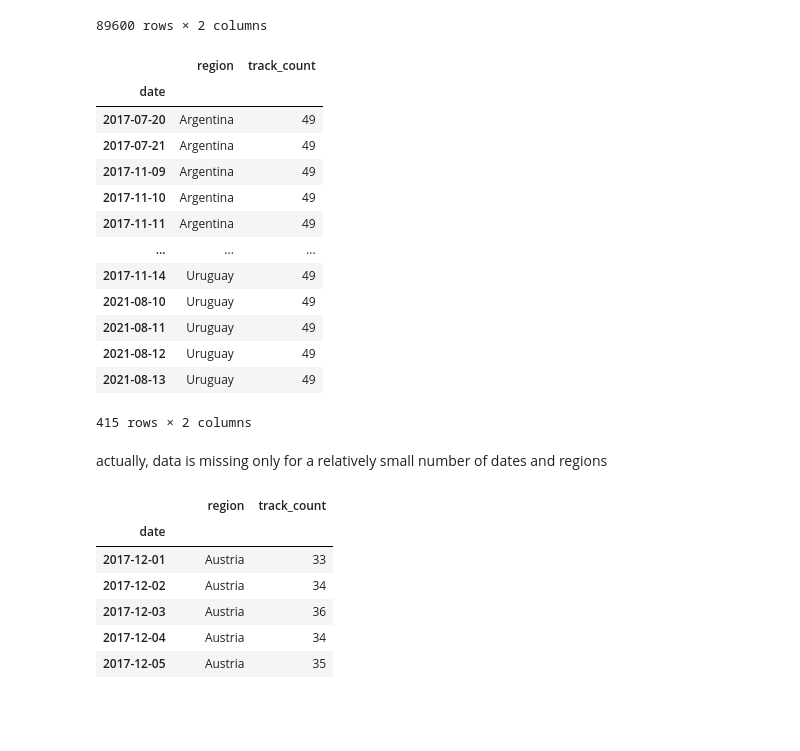
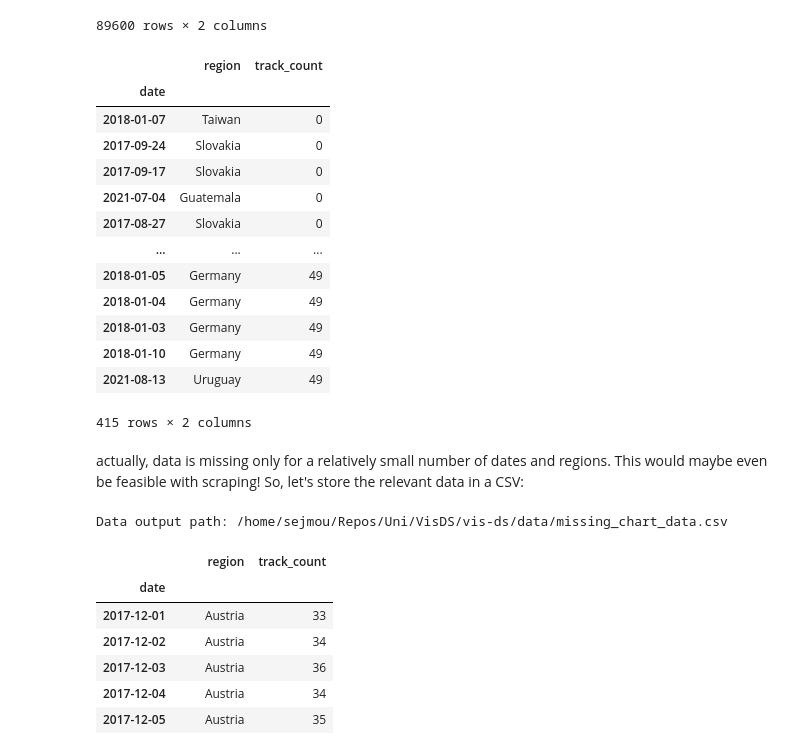
Before and after one commit to Sejmou/exploring-spotify-charts, a Jupyter notebook: data_exploration_and_crawling/spotify_weekly_charts.ipynb, the cells around one changed output. Cells and saved outputs as stored; diff of their text form; code cells hidden in the pictures; blank space fills up the shorter version.

Commit message:
script for scraping missing Spotify chart data

```diff
--- a/data-exploration/spotify_weekly_charts.ipynb
+++ b/data_exploration_and_crawling/spotify_weekly_charts.ipynb
@@ -611,24 +611,29 @@ good_data_counts_by_region
 | 2021-11-30 | Uruguay | 50 |
 89600 rows × 2 columns
 # %%
-good_data_counts_by_region.loc[good_data_counts_by_region.track_count < 50]
+incomplete_data = good_data_counts_by_region.loc[good_data_counts_by_region.track_count < 50].sort_values(by = "track_count")
+incomplete_data
 # %% [output]
 |  | region | track_count |
 | date |  |  |
-| 2017-07-20 | Argentina | 49 |
-| 2017-07-21 | Argentina | 49 |
-| 2017-11-09 | Argentina | 49 |
-| 2017-11-10 | Argentina | 49 |
-| 2017-11-11 | Argentina | 49 |
+| 2018-01-07 | Taiwan | 0 |
+| 2017-09-24 | Slovakia | 0 |
+| 2017-09-17 | Slovakia | 0 |
+| 2021-07-04 | Guatemala | 0 |
+| 2017-08-27 | Slovakia | 0 |
 | ... | ... | ... |
-| 2017-11-14 | Uruguay | 49 |
-| 2021-08-10 | Uruguay | 49 |
-| 2021-08-11 | Uruguay | 49 |
-| 2021-08-12 | Uruguay | 49 |
+| 2018-01-05 | Germany | 49 |
+| 2018-01-04 | Germany | 49 |
+| 2018-01-03 | Germany | 49 |
+| 2018-01-10 | Germany | 49 |
 | 2021-08-13 | Uruguay | 49 |
 415 rows × 2 columns
 # %% [markdown]
-actually, data is missing only for a relatively small number of dates and regions
+actually, data is missing only for a relatively small number of dates and regions. This would maybe even be feasible with scraping! So, let's store the relevant data in a CSV:
+# %%
+incomplete_data.to_csv(create_data_out_path("missing_chart_data.csv"))
+# %% [output]
+Data output path: /home/sejmou/Repos/Uni/VisDS/vis-ds/data/missing_chart_data.csv
 # %%
 good_data_counts_by_region.loc[good_data_counts_by_region.track_count < 40]
 # %% [output]
```
Also changed, not shown: parts of 10 cells of this notebook, 5 other files.
